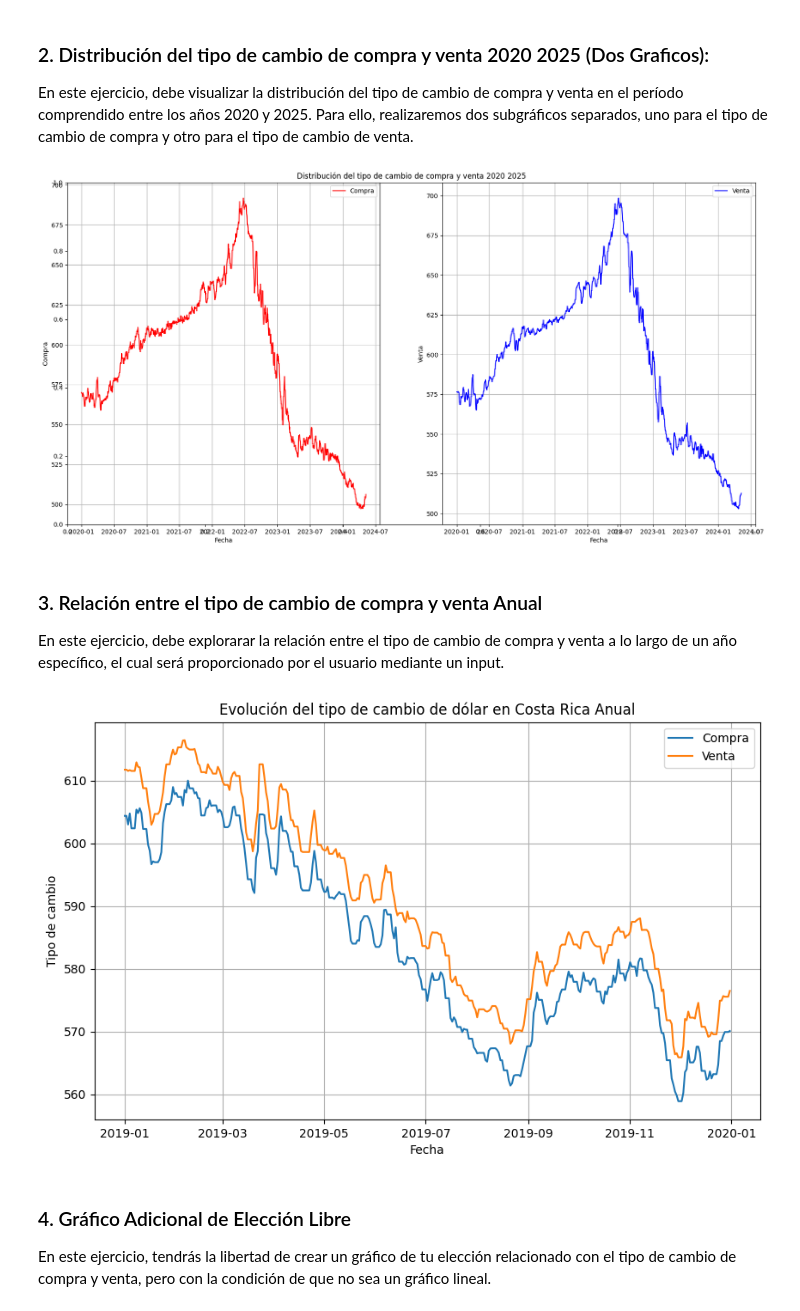
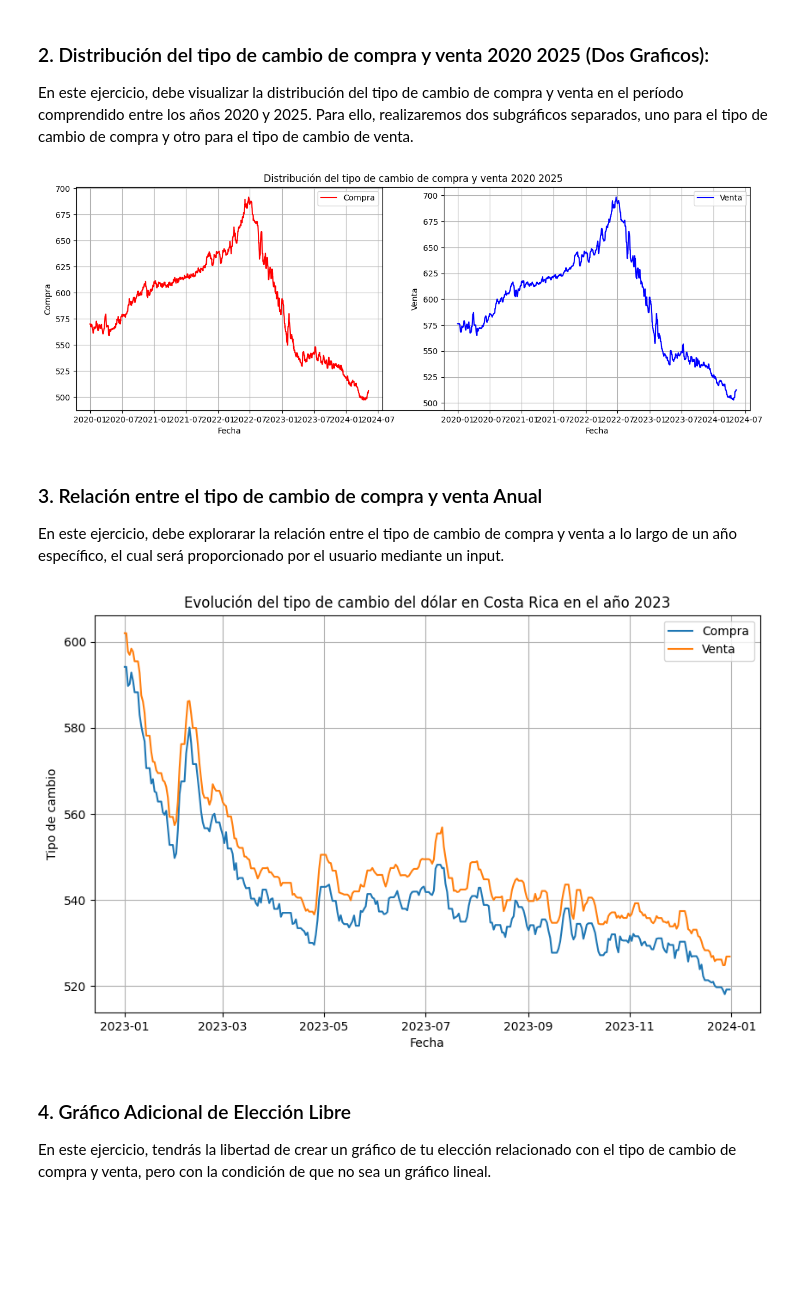
Before and after one commit to ajmenaa/phyton_basico_ICAI, a Jupyter notebook: Estudiantes/Orlando_Salazar/10_Matplotlib/Practica_9.ipynb, the cells around one changed output. Cells and saved outputs as stored; diff of their text form; code cells hidden in the pictures; blank space fills up the shorter version.

```diff
--- a/Estudiantes/Orlando_Salazar/10_Matplotlib/Practica_9.ipynb
+++ b/Estudiantes/Orlando_Salazar/10_Matplotlib/Practica_9.ipynb
@@ -170,7 +170,10 @@ plt.show()
 
 En este ejercicio, debe visualizar la distribución del tipo de cambio de compra y venta en el período comprendido entre los años 2020 y 2025. Para ello, realizaremos dos subgráficos separados, uno para el tipo de cambio de compra y otro para el tipo de cambio de venta.
 # %%
-#
+import pandas as pd
+import matplotlib.pyplot as plt
+
+#Genero un nuevo data set unicamente con los datos necesarios entre los años 2020 y 2025
 data2 = data[(data['DIA'].dt.year >= 2020) & (data['DIA'].dt.year <= 2025)]
 
 # Selección de fechas
@@ -179,42 +182,53 @@ fechas = data2["DIA"]
 # Tipo de cambio de compra
 tipo_cambio_compra = data2["COMPRA"]
 
 # Tipo de cambio de venta
 tipo_cambio_venta = data2["VENTA"]
 
+#Oculto los valores default de los ejes X y Y
+ax = plt.gca()
+# Oculto x-axis
+ax.get_xaxis().set_visible(False)
+# Oculto y-axis
+ax.get_yaxis().set_visible(False)
 
+#Imprime Titulo pricipal del Grafico
 plt.rcParams["figure.figsize"] = (20,10)  # pulgadas de ancho y alto
 plt.title("Distribución del tipo de cambio de compra y venta 2020 2025")
 
 # Tabla 1x2 y dibujaremos en la celda 1
 plt.subplot(1, 2, 1)
 plt.plot(fechas, tipo_cambio_compra, label="Compra", color="red")
 plt.xlabel("Fecha")
 plt.ylabel("Compra")
 plt.legend()
 plt.grid(True)
 
 
 # Tabla 1x2 y dibujaremos en la celda 2
 plt.subplot(1, 2, 2)
 plt.plot(fechas, tipo_cambio_venta, label="Venta", color="blue")
 plt.xlabel("Fecha")
 plt.ylabel("Venta")
 plt.legend()
 plt.grid(True)
 
 # Dibujamos el conjunto
 plt.show()
 # %% [output]
-[figure, old version]
+[figure, new version]
 # %% [markdown]
 ### 3. Relación entre el tipo de cambio de compra y venta Anual
 
 En este ejercicio, debe explorarar la relación entre el tipo de cambio de compra y venta a lo largo de un año específico, el cual será proporcionado por el usuario mediante un input.
 # %%
+import pandas as pd
+import matplotlib.pyplot as plt
+
 #Pregunta el año a consultar
 anio = int(input('Digite el año que quiere comparar: '))
 
+#Genero un nuevo data set unicamente con los datos necesarios segun el año digitado por el usuario
 data3 = data[data['DIA'].dt.year == anio]
 
 # Selección de fechas
@@ -234,12 +248,12 @@ plt.plot(fechas, tipo_cambio_compra, label="Compra")
 plt.plot(fechas, tipo_cambio_venta, label="Venta")
 plt.xlabel("Fecha")
 plt.ylabel("Tipo de cambio")
-plt.title("Evolución del tipo de cambio de dólar en Costa Rica Anual")
+plt.title(f"Evolución del tipo de cambio del dólar en Costa Rica en el año {anio}")
 plt.legend()
 plt.grid(True)
 plt.show()
 # %% [output]
-[figure, old version]
+[figure, new version]
 # %% [markdown]
 ### 4. Gráfico Adicional de Elección Libre
 
```
Also changed, not shown: parts of 3 cells of this notebook.
